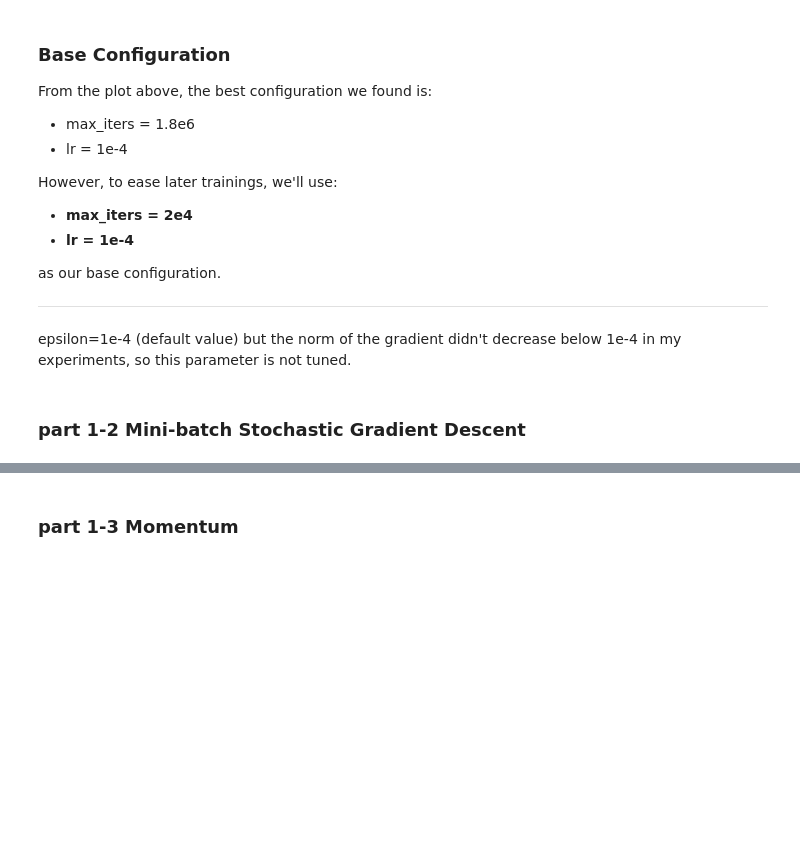
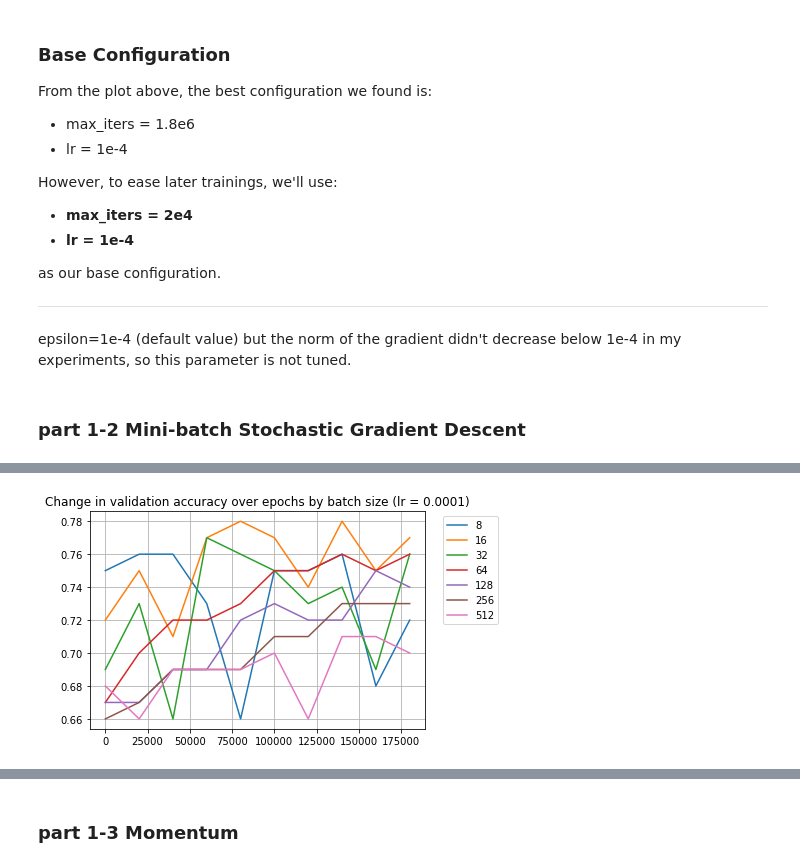
Before and after one commit to felixsimard/comp551-p2, a Jupyter notebook: P2_G30_COMP551.ipynb, the cells around one changed output, grey strips where cells are left out. Saved outputs shown, nothing was run; the diff lists cells and outputs as text; code cells hidden in the pictures; blank space fills up the shorter version.

```diff
--- a/P2_G30_COMP551.ipynb
+++ b/P2_G30_COMP551.ipynb
@@ -252,0 +380,7 @@ epsilon=1e-4 (default value) but the norm of the gradient didn't decrease below
+# %%
+# base configuration
+itv = int(2e4)
+lr = 1e-4
+max_epochs = 2e5
+
+results_batch_2e5_epochs = [ get_training_results_batch(lr, 3*(1e6), itv, batch_size, max_epochs, 0, True) for batch_size in batch_sizes]
@@ -252,0 +409,4 @@ epsilon=1e-4 (default value) but the norm of the gradient didn't decrease below
+# %%
+plot_epochs_smooth(results_batch_2e5_epochs, '2e5_smooth', int(2e4))
+# %% [output]
+[figure, added]
```
Also changed, not shown: parts of 10 cells of this notebook, 4 other files.
